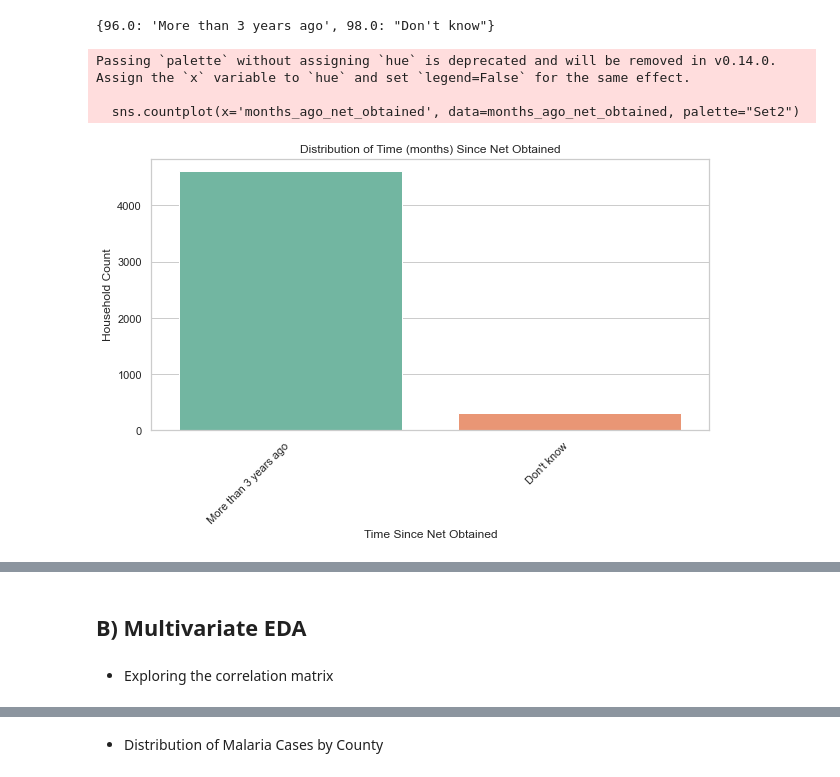
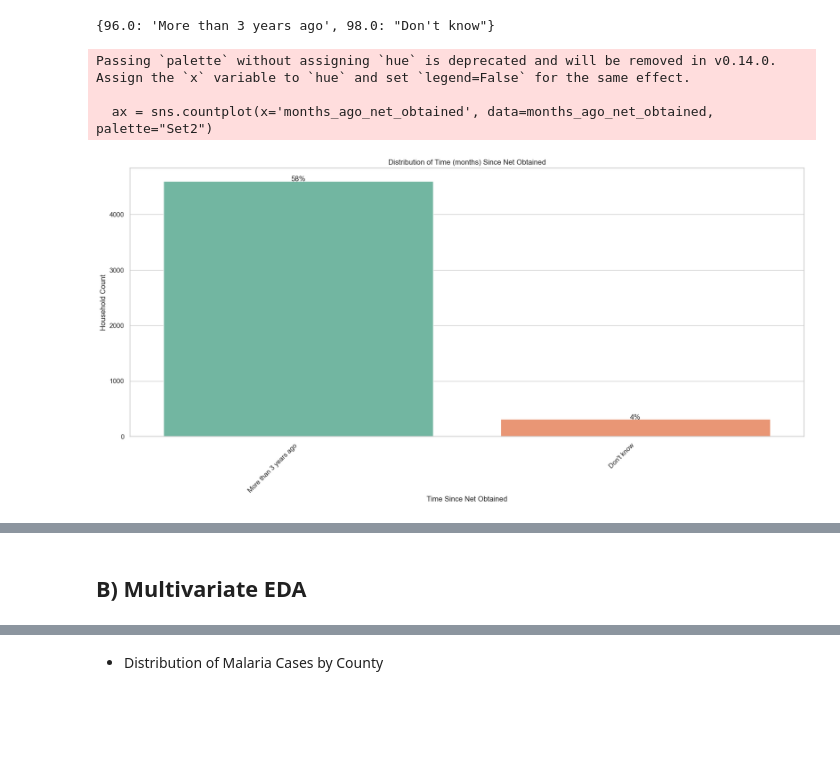
Before and after one commit to Dominic-Mu/dsc-phase-5-group-14-project, a Jupyter notebook: index.ipynb, the cells around one changed output, grey strips where cells are left out. Saved outputs shown, nothing was run; the diff lists cells and outputs as text; code cells hidden in the pictures; blank space fills up the shorter version.

```diff
--- a/index.ipynb
+++ b/index.ipynb
@@ -120,4 +104,4 @@ from sklearn.metrics import plot_confusion_matrix, precision_recall_curve, auc,
 For this project, we will use the data under the file path `data/....` This folder contains the Kenya Demographic and Health Survey-Malaria Indicator Survey (KDHS-MIS) dataset in `SAV File Format`. The dataset represents historical data on malaria prevalence in the different region distribution, hence this data will be modified for the purpose of the analysis.
 # %%
 # Reading downloaded relevant data
-df_2, meta_2 = pyreadstat.read_sav("./data/KEHR81FL.SAV")
+df_2, meta_2 = pyreadstat.read_sav("KEHR81FL.SAV")
@@ -914,27 +959,26 @@ variable_label__malaria_zone
  5.0: 'Low Risk'}
 # %%
 # Countplot of Malaria Endemicity Zone
-
 # Mapping the variable labels to the column
 malaria_endemicity_zone = df_filtered['malaria_endemicity_zone'].map(variable_label__malaria_zone).reset_index()
-
 # Setting the style
 sns.set(style="whitegrid")
-
 # Figure size
 plt.figure(figsize=(10, 6))
-
 # Creating the count plot
-sns.countplot(x='malaria_endemicity_zone', data=malaria_endemicity_zone)
-
+ax = sns.countplot(x='malaria_endemicity_zone', data=malaria_endemicity_zone)
+# Adding percentages at the center of the bars
+total_count = len(malaria_endemicity_zone)
+for p in ax.patches:
+    height = p.get_height()
+    ax.text(p.get_x() + p.get_width() / 2, height + 0.1,
+            '{:.0%}'.format(height / total_count), ha="center")
 # Rotating x-axis labels at a 45-degree angle
 plt.xticks(rotation=45, ha='right')
-
 # Setting labels and title
 plt.xlabel('Malaria Endemicity Zone')
 plt.ylabel('Count')
 plt.title('Distribution of Malaria Endemicity Zone')
-
 # Displaying the plot
 plt.show()
 # %% [output]
@@ -996,13 +1041,18 @@ variable_label_malaria_test_result
 # %%
 # Mapping the variable labels to the column
 household_malaria_test_result = df_filtered['malaria_measurement_result'].map(variable_label_malaria_test_result).reset_index()
-
 # Setting the style of seaborn
 sns.set(style="whitegrid")
-
 # Plotting the count plot
 plt.figure(figsize=(20, 8))
-sns.countplot(x='malaria_measurement_result', data=household_malaria_test_result, palette="Set2")
+ax = sns.countplot(x='malaria_measurement_result', data=household_malaria_test_result, palette="Set2")
+# Adding percentages at the center of the bars
+total_count = len(household_malaria_test_result)
+for p in ax.patches:
+    height = p.get_height()
+    ax.text(p.get_x() + p.get_width() / 2, height + 0.1,
+            '{:.0%}'.format(height / total_count), ha="center")
+
 plt.title('Distribution of Malaria Test Results')
 plt.xlabel('Malaria Test Results')
 plt.ylabel('Household Count')
@@ -1089,25 +1142,32 @@ variable_label_months_ago_net_obtained
 {96.0: 'More than 3 years ago', 98.0: "Don't know"}
 # %%
 # Time since net obtained
-
 # Mapping the variable labels to the column
 months_ago_net_obtained = df_filtered['months_ago_net_obtained'].map(variable_label_months_ago_net_obtained).reset_index()
 
 # Setting the style of seaborn
 sns.set(style="whitegrid")
 
 # Plotting the count plot
-plt.figure(figsize=(10, 5))
-sns.countplot(x='months_ago_net_obtained', data=months_ago_net_obtained, palette="Set2")
+plt.figure(figsize=(20, 8))
+ax = sns.countplot(x='months_ago_net_obtained', data=months_ago_net_obtained, palette="Set2")
+
+# Adding percentages at the center of the bars
+total_count = len(months_ago_net_obtained)
+for p in ax.patches:
+    height = p.get_height()
+    ax.text(p.get_x() + p.get_width() / 2, height + 0.1,
+            '{:.0%}'.format(height / total_count), ha="center")
+
 plt.xticks(rotation=45, ha='right')
 plt.title('Distribution of Time (months) Since Net Obtained')
 plt.xlabel('Time Since Net Obtained')
 plt.ylabel('Household Count')
 plt.show()
 # %% [output]
 Passing `palette` without assigning `hue` is deprecated and will be removed in v0.14.0. Assign the `x` variable to `hue` and set `legend=False` for the same effect.
 
-  sns.countplot(x='months_ago_net_obtained', data=months_ago_net_obtained, palette="Set2")
+  ax = sns.countplot(x='months_ago_net_obtained', data=months_ago_net_obtained, palette="Set2")
-[figure, old version]
+[figure, new version]
 # %%
 # Child's age in days Country Specific
@@ -1126,5 +1185,3 @@ plt.show()
 [figure]
 # %% [markdown]
 ## B) Multivariate EDA
-# %% [markdown]
-* Exploring the correlation matrix
```
Also changed, not shown: parts of 64 cells of this notebook, 2 other files.
